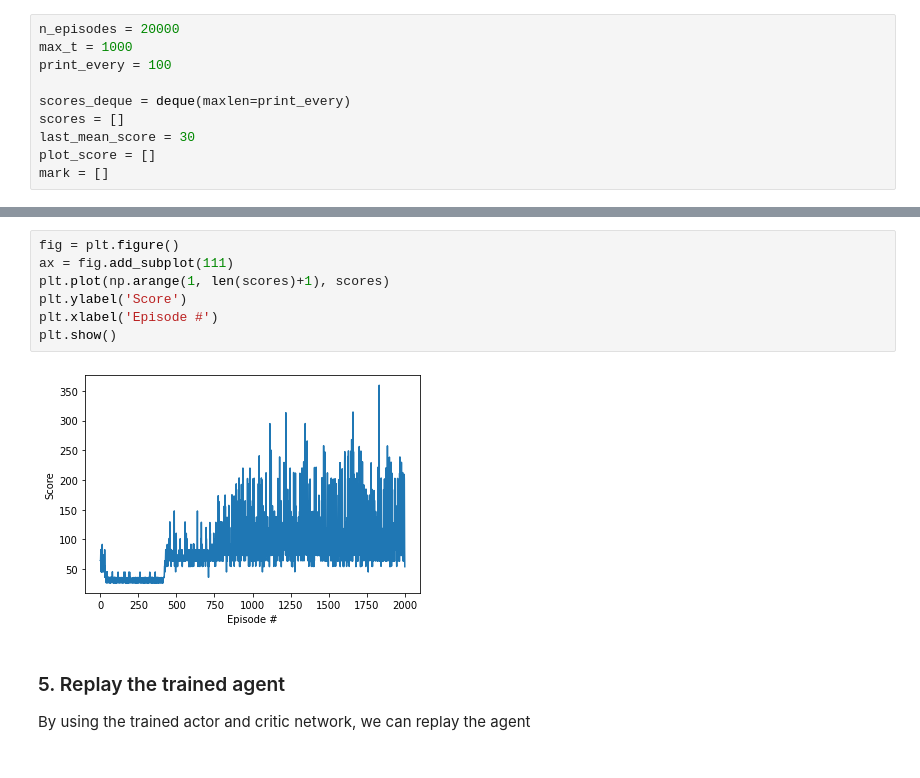
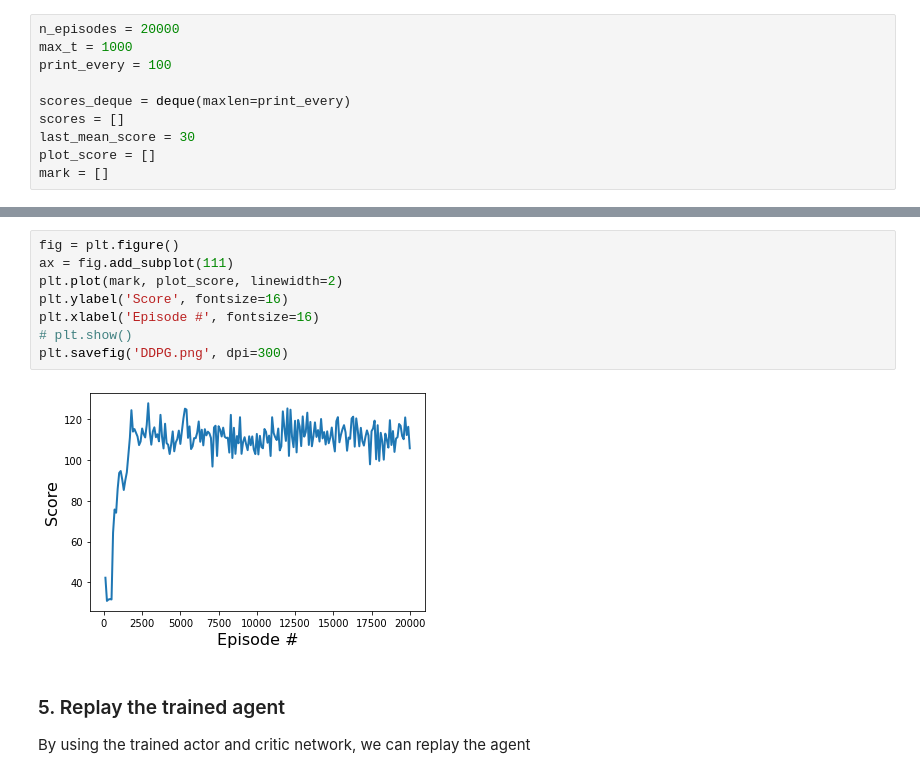
Before and after one commit to jiruifu-jerry0219/Adaptive_Control_Project, a Jupyter notebook: DDPG/ContinuousControlDDPG.ipynb, the cells around one changed output, grey strips where cells are left out. Saved outputs shown, nothing was run; the diff lists cells and outputs as text.

```diff
--- a/DDPG/ContinuousControlDDPG.ipynb
+++ b/DDPG/ContinuousControlDDPG.ipynb
@@ -93,12 +93,13 @@ Episode 12660   Average Score: 119.03
 # %%
 fig = plt.figure()
 ax = fig.add_subplot(111)
-plt.plot(np.arange(1, len(scores)+1), scores)
-plt.ylabel('Score')
-plt.xlabel('Episode #')
-plt.show()
+plt.plot(mark, plot_score, linewidth=2)
+plt.ylabel('Score', fontsize=16)
+plt.xlabel('Episode #', fontsize=16)
+# plt.show()
+plt.savefig('DDPG.png', dpi=300)
 # %% [output]
-[figure, old version]
+[figure, new version]
 # %% [markdown]
 ### 5. Replay the trained agent
 By using the trained actor and critic network, we can replay the agent
```
Also changed, not shown: parts of 1 cell of this notebook.
